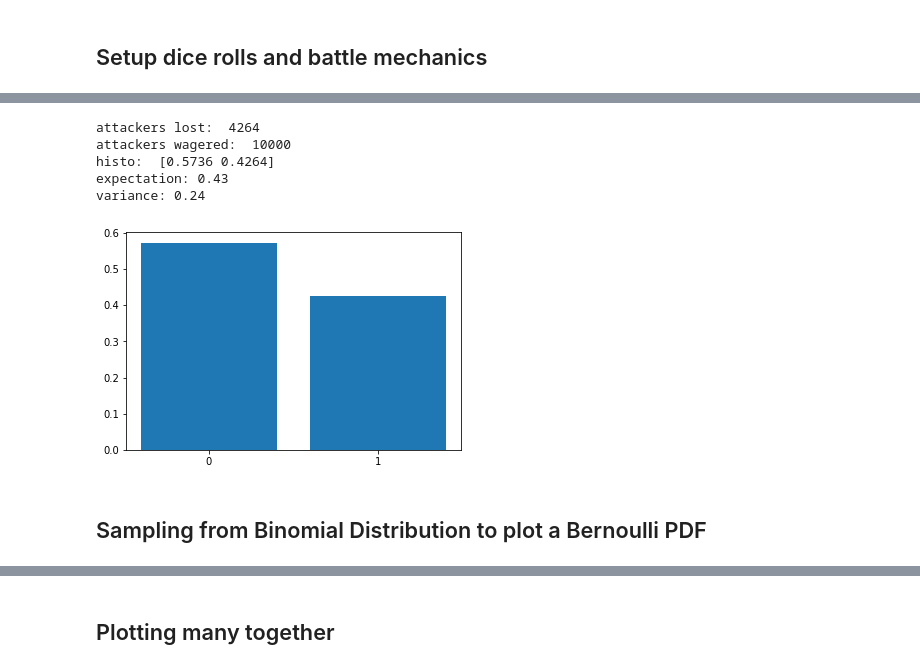
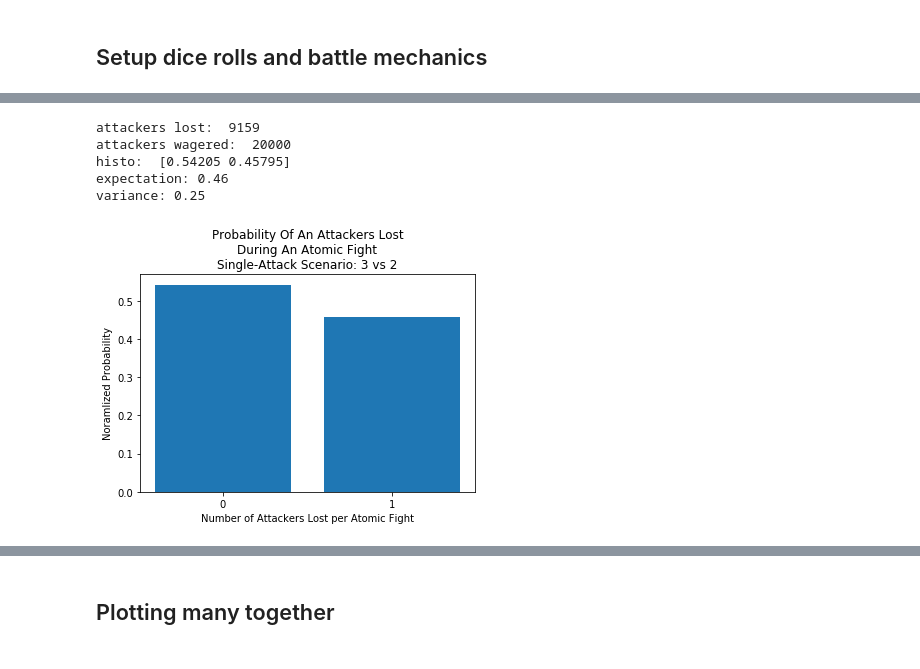
Before and after one commit to ZacButko/Probability-Playground, a Jupyter notebook: Warfish Dice/Warfish Dice-5 Efficacy Scores.ipynb, the cells around one changed output, grey strips where cells are left out. Drawn from its saved outputs; the diff is of its cells as text; code cells hidden in the pictures.

```diff
--- a/Warfish Dice/Warfish Dice-5 Efficacy Scores.ipynb
+++ b/Warfish Dice/Warfish Dice-5 Efficacy Scores.ipynb
@@ -88,16 +94,17 @@ def collect_samples(n_a_dice, n_d_dice, n_a_sides=6, n_d_sides=6, n_rounds=10000
     return expectation, variance, histo, edges
 # %%
 # checking collect_samples()
-m, v, h, e = collect_samples(2, 1, debug=True)
+m, v, h, e = collect_samples(3, 2, debug=True)
 plt.bar(e[:-1], h)
 plt.xticks([0,1])
+plt.title("Probability Of An Attackers Lost\nDuring An Atomic Fight\nSingle-Attack Scenario: 3 vs 2")
+plt.xlabel("Number of Attackers Lost per Atomic Fight")
+plt.ylabel("Noramlized Probability")
 plt.show()
 # %% [output]
-attackers lost:  4264
-attackers wagered:  10000
-histo:  [0.5736 0.4264]
-expectation: 0.43
-variance: 0.24
+attackers lost:  9159
+attackers wagered:  20000
+histo:  [0.54205 0.45795]
+expectation: 0.46
+variance: 0.25
-[figure, old version]
+[figure, new version]
-# %% [markdown]
-## Sampling from Binomial Distribution to plot a Bernoulli PDF
```
Also changed, not shown: parts of 10 cells of this notebook, 2 other files.
